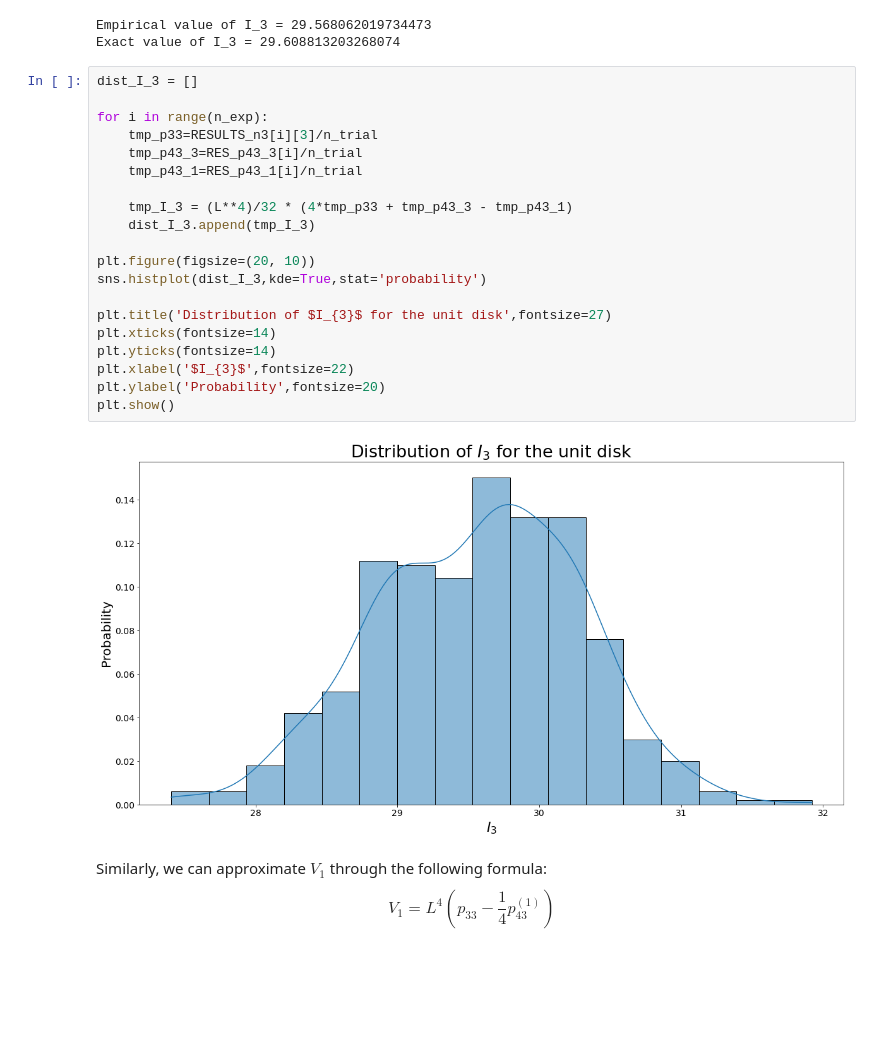
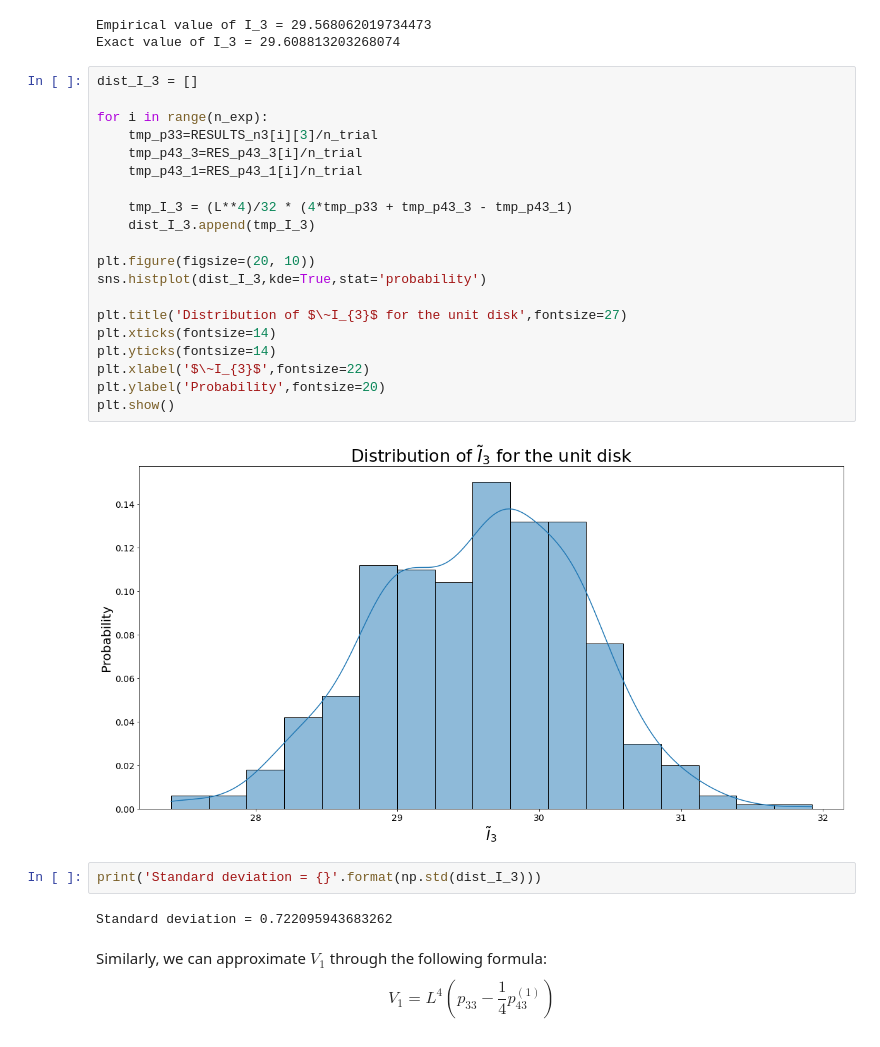
Before and after one commit to Davit98/Simulating_Random_Lines, a Jupyter notebook: Simulations (Unit Disk).ipynb, the cells around one changed output. Cells and saved outputs as stored; diff of their text form; blank space fills up the shorter version.

```diff
--- a/Simulations (Unit Disk).ipynb
+++ b/Simulations (Unit Disk).ipynb
@@ -336,25 +336,29 @@ Exact value of I_3 = 29.608813203268074
 # %%
 dist_I_3 = []
 
 for i in range(n_exp):
     tmp_p33=RESULTS_n3[i][3]/n_trial
     tmp_p43_3=RES_p43_3[i]/n_trial
     tmp_p43_1=RES_p43_1[i]/n_trial
 
     tmp_I_3 = (L**4)/32 * (4*tmp_p33 + tmp_p43_3 - tmp_p43_1)
     dist_I_3.append(tmp_I_3)
 
 plt.figure(figsize=(20, 10))
 sns.histplot(dist_I_3,kde=True,stat='probability')
 
-plt.title('Distribution of $I_{3}$ for the unit disk',fontsize=27)
+plt.title('Distribution of $\~I_{3}$ for the unit disk',fontsize=27)
 plt.xticks(fontsize=14)
 plt.yticks(fontsize=14)
-plt.xlabel('$I_{3}$',fontsize=22)
+plt.xlabel('$\~I_{3}$',fontsize=22)
 plt.ylabel('Probability',fontsize=20)
 plt.show()
 # %% [output]
-[figure, old version]
+[figure, new version]
+# %%
+print('Standard deviation = {}'.format(np.std(dist_I_3)))
+# %% [output]
+Standard deviation = 0.722095943683262
 # %% [markdown]
 Similarly, we can approximate $V_{1}$ through the following formula:
 $$V_{1} = L^4(p_{33} - \frac{1}{4}p_{43}^{(1)})$$
```
Also changed, not shown: parts of 5 cells of this notebook.
